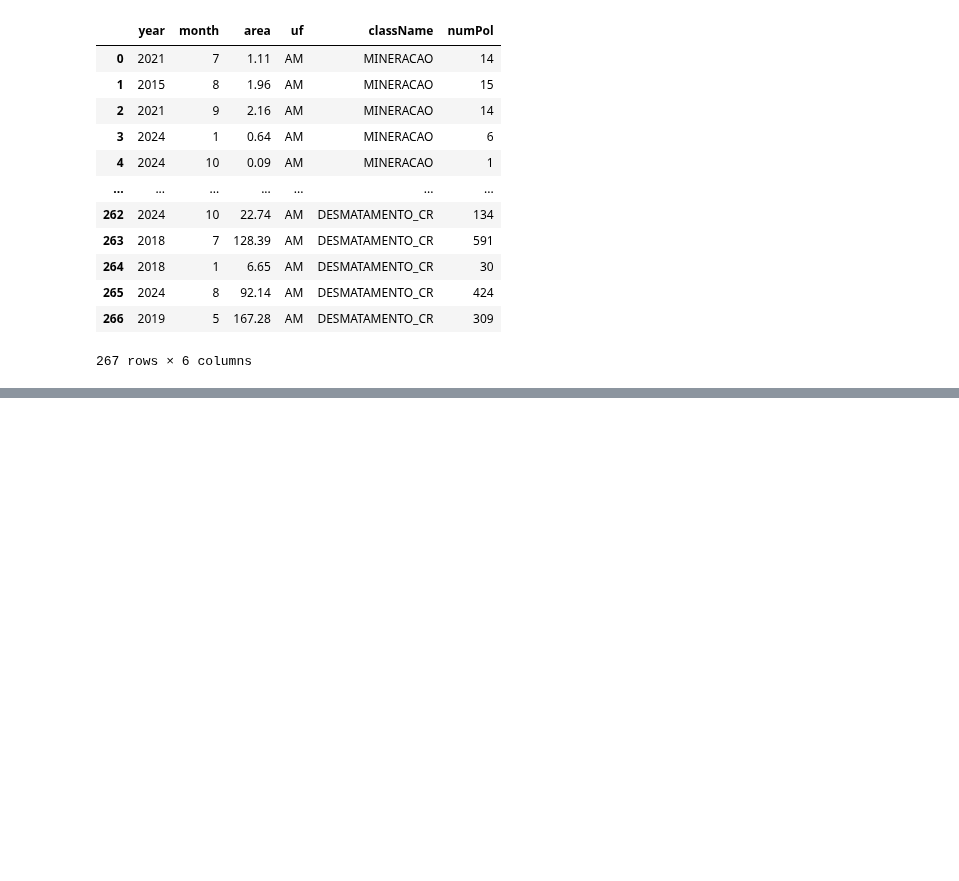
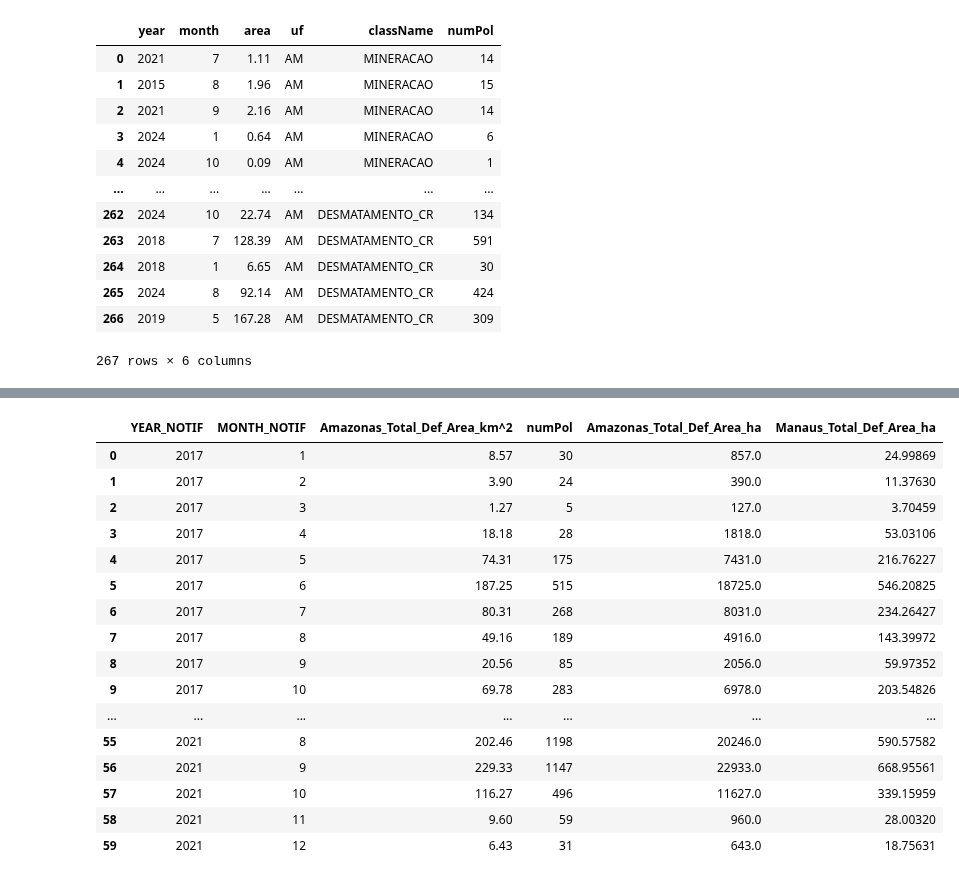
Before and after one commit to RaphaLevy/Study_on_Malaria_dynamics, a Jupyter notebook: mapbiomas_data/Deter_Data_Treatment.ipynb, the cells around one changed output, grey strips where cells are left out. Cells and saved outputs as stored; diff of their text form; code cells hidden in the pictures; blank space fills up the shorter version.

```diff
--- a/mapbiomas_data/Deter_Data_Treatment.ipynb
+++ b/mapbiomas_data/Deter_Data_Treatment.ipynb
@@ -80,0 +82,22 @@ grouped_amazonas_monthly_deforestation_df
+# %%
+grouped_manaus_monthly_deforestation_df = grouped_amazonas_monthly_deforestation_df.assign(Manaus_Total_Def_Area_ha =
+                                                                                          grouped_amazonas_monthly_deforestation_df.get('Amazonas_Total_Def_Area_ha')*2.917/100)
+grouped_manaus_monthly_deforestation_df
+# %% [output]
+|  | YEAR_NOTIF | MONTH_NOTIF | Amazonas_Total_Def_Area_km^2 | numPol | Amazonas_Total_Def_Area_ha | Manaus_Total_Def_Area_ha |
+| 0 | 2017 | 1 | 8.57 | 30 | 857.0 | 24.99869 |
+| 1 | 2017 | 2 | 3.90 | 24 | 390.0 | 11.37630 |
+| 2 | 2017 | 3 | 1.27 | 5 | 127.0 | 3.70459 |
+| 3 | 2017 | 4 | 18.18 | 28 | 1818.0 | 53.03106 |
+| 4 | 2017 | 5 | 74.31 | 175 | 7431.0 | 216.76227 |
+| 5 | 2017 | 6 | 187.25 | 515 | 18725.0 | 546.20825 |
+| 6 | 2017 | 7 | 80.31 | 268 | 8031.0 | 234.26427 |
+| 7 | 2017 | 8 | 49.16 | 189 | 4916.0 | 143.39972 |
+| 8 | 2017 | 9 | 20.56 | 85 | 2056.0 | 59.97352 |
+| 9 | 2017 | 10 | 69.78 | 283 | 6978.0 | 203.54826 |
+| ... | ... | ... | ... | ... | ... | ... |
+| 55 | 2021 | 8 | 202.46 | 1198 | 20246.0 | 590.57582 |
+| 56 | 2021 | 9 | 229.33 | 1147 | 22933.0 | 668.95561 |
+| 57 | 2021 | 10 | 116.27 | 496 | 11627.0 | 339.15959 |
+| 58 | 2021 | 11 | 9.60 | 59 | 960.0 | 28.00320 |
+| 59 | 2021 | 12 | 6.43 | 31 | 643.0 | 18.75631 |
```
Also changed, not shown: parts of 3 cells of this notebook.
